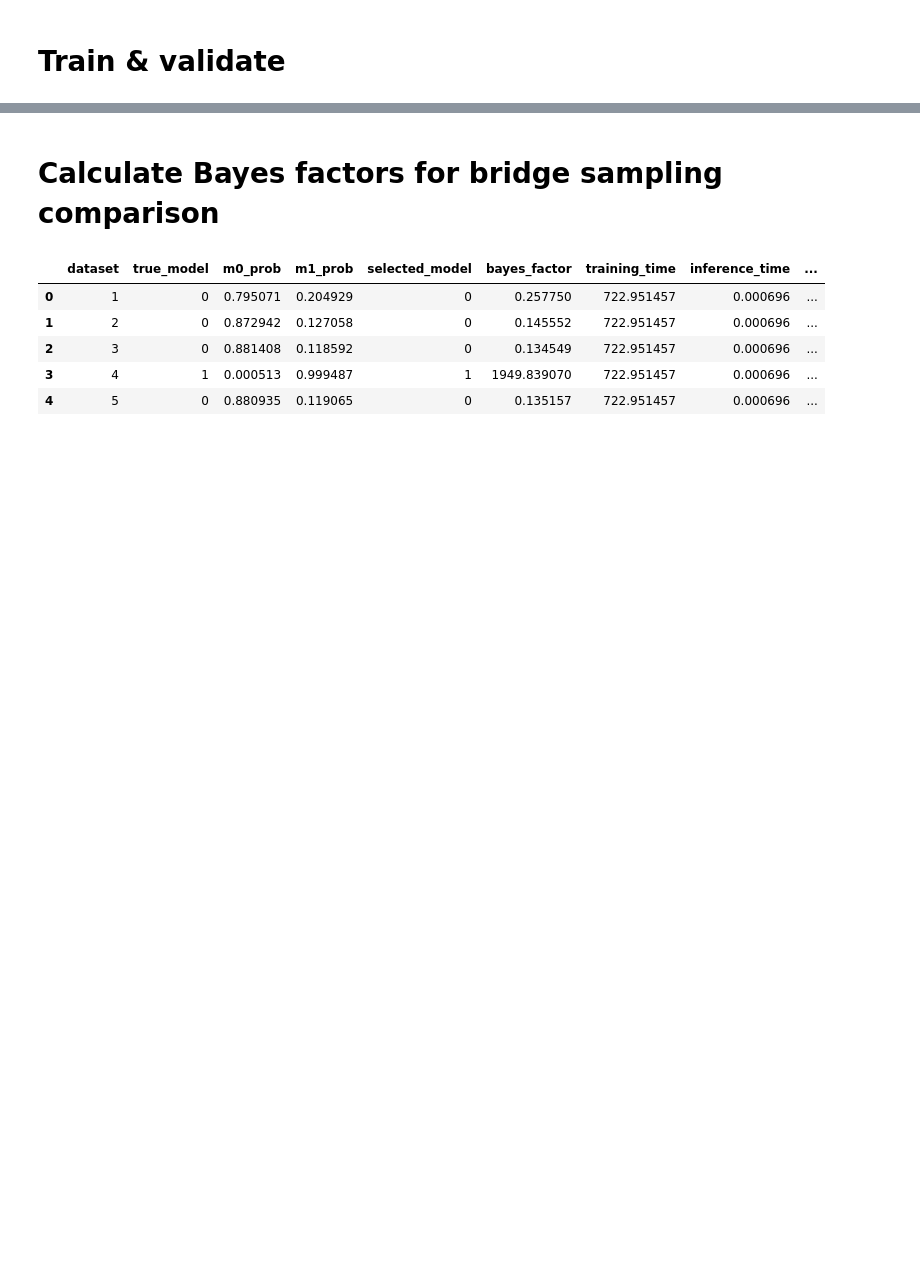
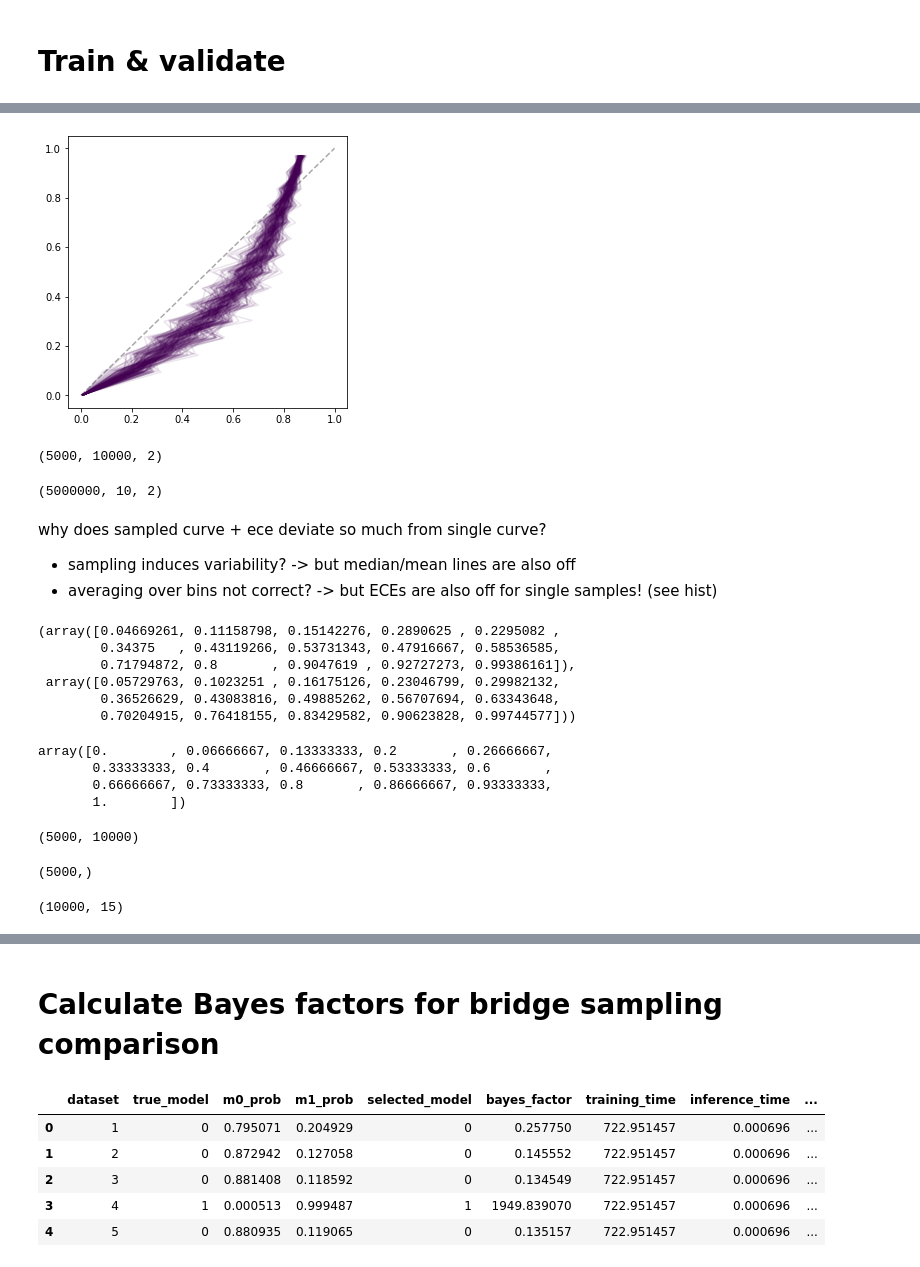
Before and after one commit to elseml/DeepHierarchicalModelComparison, a Jupyter notebook: notebooks/01_calibration_validation/01_calibration_fixed_sizes.ipynb, the cells around one changed output, grey strips where cells are left out. Cells and saved outputs as stored; diff of their text form; code cells hidden in the pictures; blank space fills up the shorter version.

```diff
--- a/notebooks/01_calibration_validation/01_calibration_fixed_sizes.ipynb
+++ b/notebooks/01_calibration_validation/01_calibration_fixed_sizes.ipynb
@@ -98,0 +158,56 @@ ECE = 0.032
+# %%
+# TEMPORARY: TRY OUT WITH BAYESFLOW SAMPLE METHOD
+
+# bins for sampled cal curves
+from sklearn.calibration import calibration_curve
+n_bins=15
+
+# Get bins & ECE for each sample from the learned dirichlet distribution
+probs_true = np.zeros((n_samples, n_bins))
+probs_pred = np.zeros((n_samples, n_bins))
+
+m_true = val_data['m'][:, 0]
+
+for n in range(n_samples):
+    m_soft = pm_samples_bayesflow[n, :, 0]
+    probs_true[n, :], probs_pred[n, :] = calibration_curve(m_true, m_soft, n_bins=n_bins)
+cal_err = np.mean(np.abs(probs_true - probs_pred))
+# %%
+fig, ax = plt.subplots(1, 1, figsize=(5, 5))
+ax.plot((0,1), (0,1), '--', color='darkgrey')
+for i in range(200):
+    ax.plot(probs_true[i,:], probs_pred[i,:], color='#440154FF', alpha=0.1)
+# %% [output]
+[figure, added]
+# %%
+pm_samples.shape
+# %% [output]
+(5000, 10000, 2)
+# %%
+pm_samples_bayesflow.shape
+# %% [output]
+(5000000, 10, 2)
+# %% [markdown]
+why does sampled curve + ece deviate so much from single curve?
+- sampling induces variability? -> but median/mean lines are also off
+- averaging over bins not correct? -> but ECEs are also off for single samples! (see hist)
+# %%
+from sklearn.calibration import calibration_curve
+
+# bins for single cal curve
+preds = evidence_net.predict(summary_net(val_data['X']))['m_probs'][:,1]
+calibration_curve(m_true, preds, n_bins=15)
+# %% [output]
+(array([0.04669261, 0.11158798, 0.15142276, 0.2890625 , 0.2295082 ,
+        0.34375   , 0.43119266, 0.53731343, 0.47916667, 0.58536585,
+        0.71794872, 0.8       , 0.9047619 , 0.92727273, 0.99386161]),
+ array([0.05729763, 0.1023251 , 0.16175126, 0.23046799, 0.29982132,
+        0.36526629, 0.43083816, 0.49885262, 0.56707694, 0.63343648,
+        0.70204915, 0.76418155, 0.83429582, 0.90623828, 0.99744577]))
+# %%
+np.linspace(0, 1, 15 + 1)
+# %% [output]
+array([0.        , 0.06666667, 0.13333333, 0.2       , 0.26666667,
+       0.33333333, 0.4       , 0.46666667, 0.53333333, 0.6       ,
+       0.66666667, 0.73333333, 0.8       , 0.86666667, 0.93333333,
+       1.        ])
@@ -98,0 +227,12 @@ ECE = 0.032
+# %%
+pm_samples_model.shape
+# %% [output]
+(5000, 10000)
+# %%
+m_true.shape
+# %% [output]
+(5000,)
+# %%
+probs_true.shape
+# %% [output]
+(10000, 15)
```
Also changed, not shown: parts of 24 cells of this notebook.
